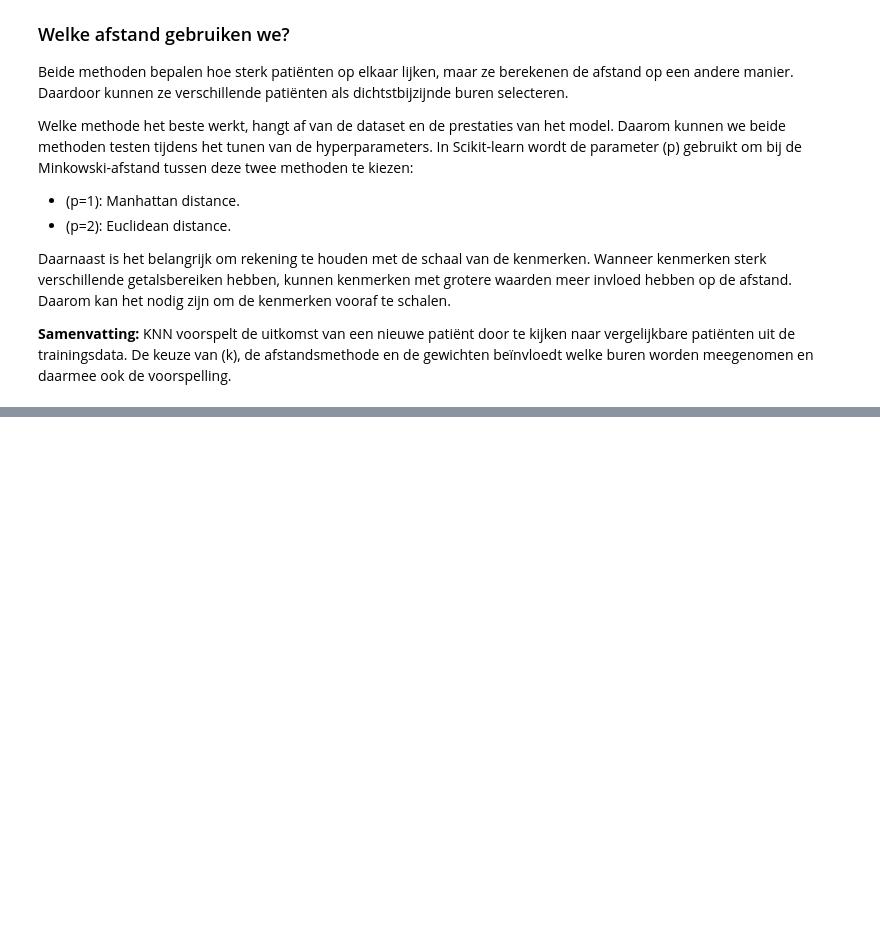
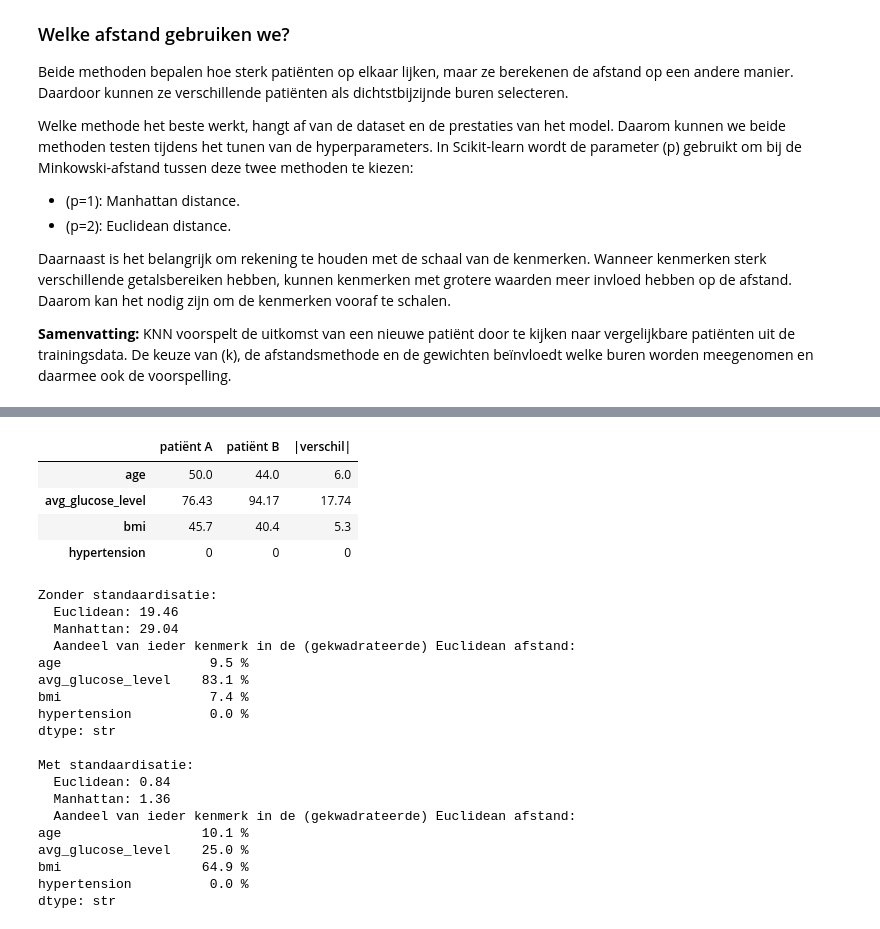
Before and after one commit to Artheriax/Machine-learning-3, a Jupyter notebook: Persoon A/Portfolio-opdracht-1.ipynb, the cells around one changed output, grey strips where cells are left out. Drawn from its saved outputs; the diff is of its cells as text; code cells hidden in the pictures; blank space fills up the shorter version.

Commit message:
standaardisatie met 1 rekenvoorbeeld

```diff
--- a/Persoon A/Portfolio-opdracht-1.ipynb
+++ b/Persoon A/Portfolio-opdracht-1.ipynb
@@ -537,0 +542,57 @@ Daarnaast is het belangrijk om rekening te houden met de schaal van de kenmerken
+# %%
+# Rekenvoorbeeld: afstanden tussen twee patiënten, vóór en na standaardisatie
+voorbeeld_kolommen = ['age', 'avg_glucose_level', 'bmi', 'hypertension']
+patient_a = X_tr.iloc[0][voorbeeld_kolommen]
+patient_b = X_tr.iloc[1][voorbeeld_kolommen]
+display(pd.DataFrame({'patiënt A': patient_a, 'patiënt B': patient_b,
+                      '|verschil|': (patient_a - patient_b).abs()}))
+
+def euclidean(a, b):
+    return np.sqrt(np.sum((a - b) ** 2))
+
+def manhattan(a, b):
+    return np.sum(np.abs(a - b))
+
+# Zonder standaardisatie
+print("Zonder standaardisatie:")
+print(f"  Euclidean: {euclidean(patient_a, patient_b):.2f}")
+print(f"  Manhattan: {manhattan(patient_a, patient_b):.2f}")
+bijdrage = (patient_a - patient_b) ** 2 / np.sum((patient_a - patient_b) ** 2)
+print("  Aandeel van ieder kenmerk in de (gekwadrateerde) Euclidean afstand:")
+print((bijdrage * 100).round(1).astype(str) + ' %')
+
+# Met standaardisatie (gemiddelde en standaardafwijking uit de trainingsdata)
+gem = X_tr[voorbeeld_kolommen].mean()
+std = X_tr[voorbeeld_kolommen].std()
+a_std, b_std = (patient_a - gem) / std, (patient_b - gem) / std
+print("\nMet standaardisatie:")
+print(f"  Euclidean: {euclidean(a_std, b_std):.2f}")
+print(f"  Manhattan: {manhattan(a_std, b_std):.2f}")
+bijdrage_std = (a_std - b_std) ** 2 / np.sum((a_std - b_std) ** 2)
+print("  Aandeel van ieder kenmerk in de (gekwadrateerde) Euclidean afstand:")
+print((bijdrage_std * 100).round(1).astype(str) + ' %')
+# %% [output]
+|  | patiënt A | patiënt B | |verschil| |
+| age | 50.0 | 44.0 | 6.0 |
+| avg_glucose_level | 76.43 | 94.17 | 17.74 |
+| bmi | 45.7 | 40.4 | 5.3 |
+| hypertension | 0 | 0 | 0 |
+Zonder standaardisatie:
+  Euclidean: 19.46
+  Manhattan: 29.04
+  Aandeel van ieder kenmerk in de (gekwadrateerde) Euclidean afstand:
+age                   9.5 %
+avg_glucose_level    83.1 %
+bmi                   7.4 %
+hypertension          0.0 %
+dtype: str
+
+Met standaardisatie:
+  Euclidean: 0.84
+  Manhattan: 1.36
+  Aandeel van ieder kenmerk in de (gekwadrateerde) Euclidean afstand:
+age                  10.1 %
+avg_glucose_level    25.0 %
+bmi                  64.9 %
+hypertension          0.0 %
+dtype: str
```
Also changed, not shown: parts of 2 cells of this notebook.
